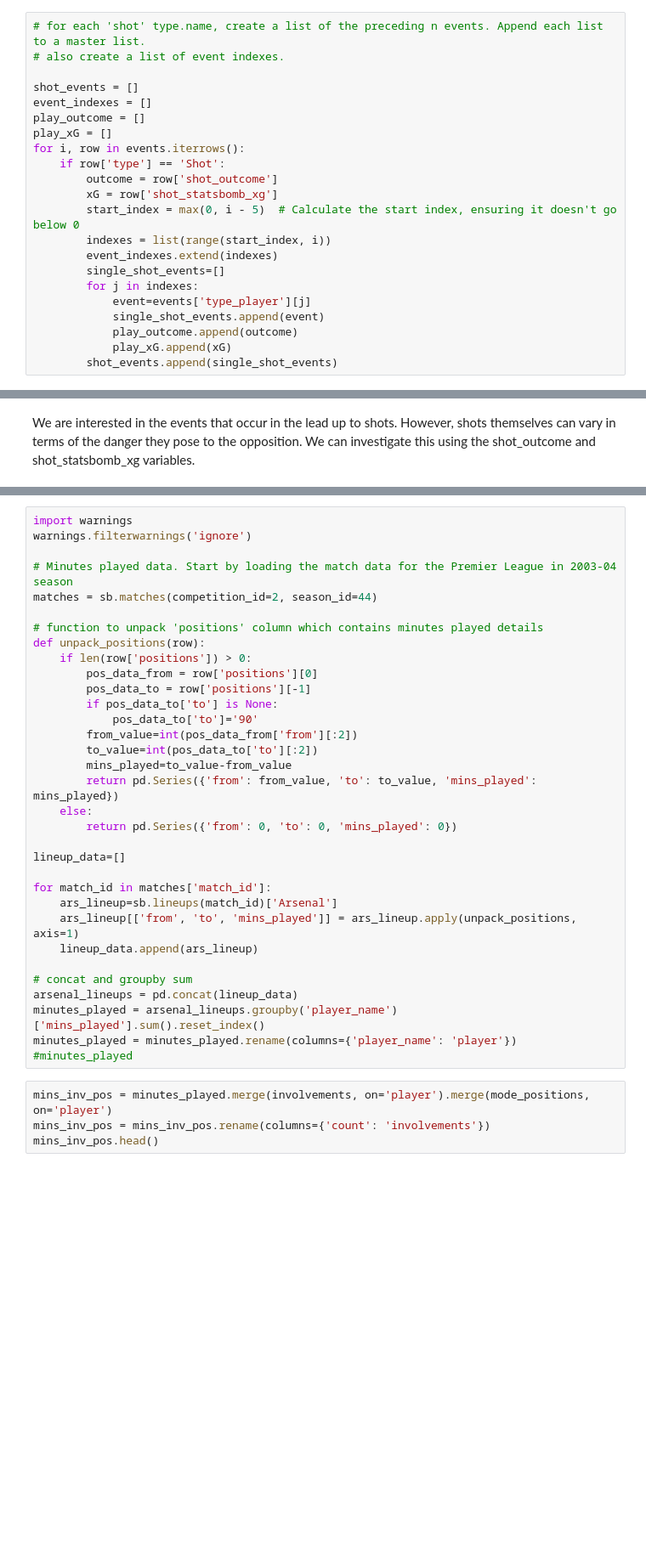
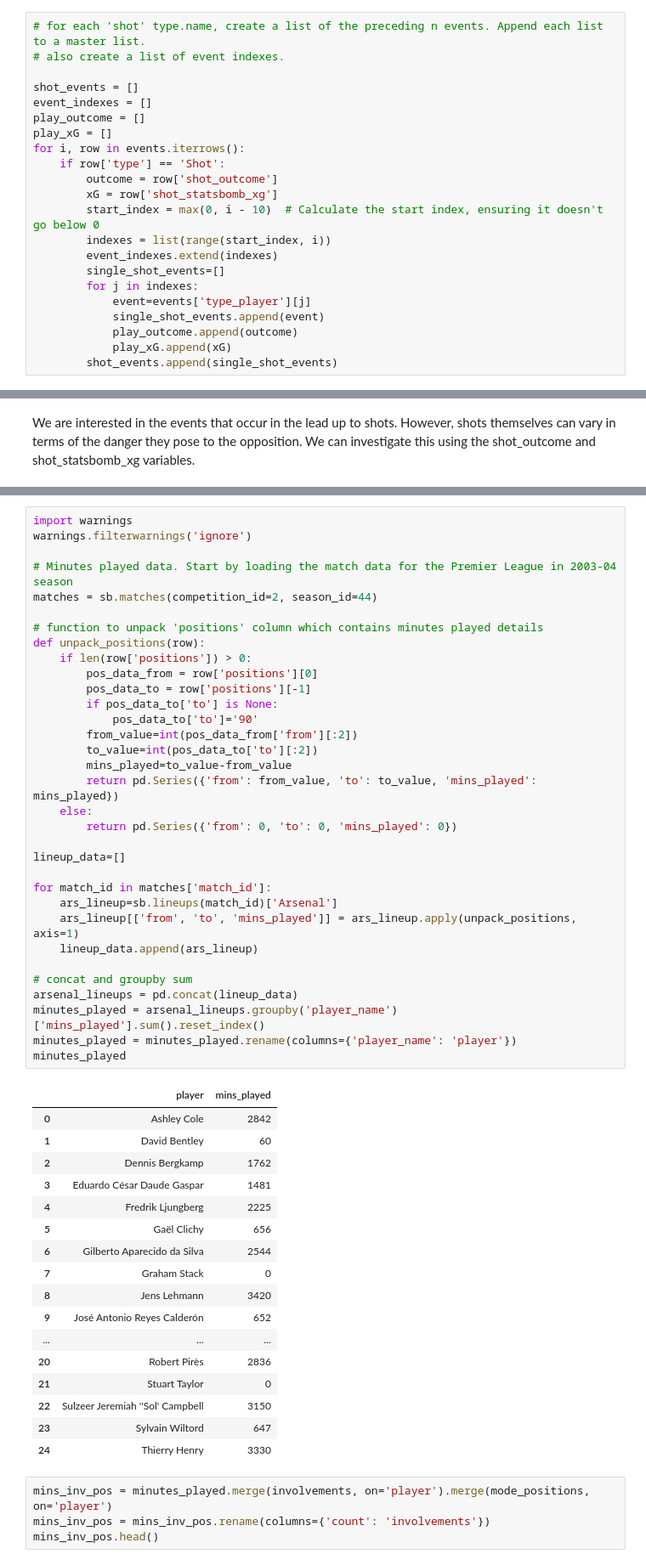
Before and after one commit to harrychurchley/football-sequence-analysis, a Jupyter notebook: arsenal-0304.ipynb, the cells around one changed output, grey strips where cells are left out. Shown at 85% size. Cells and saved outputs as stored; diff of their text form; blank space fills up the shorter version.

```diff
--- a/arsenal-0304.ipynb
+++ b/arsenal-0304.ipynb
@@ -146,7 +131,7 @@ for i, row in events.iterrows():
     if row['type'] == 'Shot':
         outcome = row['shot_outcome']
         xG = row['shot_statsbomb_xg']
-        start_index = max(0, i - 5)  # Calculate the start index, ensuring it doesn't go below 0
+        start_index = max(0, i - 10)  # Calculate the start index, ensuring it doesn't go below 0
         indexes = list(range(start_index, i))
         event_indexes.extend(indexes)
         single_shot_events=[]
@@ -305,34 +300,52 @@ import warnings
 warnings.filterwarnings('ignore')
 
 # Minutes played data. Start by loading the match data for the Premier League in 2003-04 season
 matches = sb.matches(competition_id=2, season_id=44)
 
 # function to unpack 'positions' column which contains minutes played details
 def unpack_positions(row):
     if len(row['positions']) > 0:
         pos_data_from = row['positions'][0]
         pos_data_to = row['positions'][-1]
         if pos_data_to['to'] is None:
             pos_data_to['to']='90'
         from_value=int(pos_data_from['from'][:2])
         to_value=int(pos_data_to['to'][:2])
         mins_played=to_value-from_value
         return pd.Series({'from': from_value, 'to': to_value, 'mins_played': mins_played})
     else:
         return pd.Series({'from': 0, 'to': 0, 'mins_played': 0})
 
 lineup_data=[]
 
 for match_id in matches['match_id']:
     ars_lineup=sb.lineups(match_id)['Arsenal']
     ars_lineup[['from', 'to', 'mins_played']] = ars_lineup.apply(unpack_positions, axis=1)
     lineup_data.append(ars_lineup)
 
 # concat and groupby sum
 arsenal_lineups = pd.concat(lineup_data)
 minutes_played = arsenal_lineups.groupby('player_name')['mins_played'].sum().reset_index()
 minutes_played = minutes_played.rename(columns={'player_name': 'player'})
-#minutes_played
+minutes_played
+# %% [output]
+|  | player | mins_played |
+| 0 | Ashley Cole | 2842 |
+| 1 | David Bentley | 60 |
+| 2 | Dennis Bergkamp | 1762 |
+| 3 | Eduardo César Daude Gaspar | 1481 |
+| 4 | Fredrik Ljungberg | 2225 |
+| 5 | Gaël Clichy | 656 |
+| 6 | Gilberto Aparecido da Silva | 2544 |
+| 7 | Graham Stack | 0 |
+| 8 | Jens Lehmann | 3420 |
+| 9 | José Antonio Reyes Calderón | 652 |
+| ... | ... | ... |
+| 20 | Robert Pirès | 2836 |
+| 21 | Stuart Taylor | 0 |
+| 22 | Sulzeer Jeremiah ''Sol' Campbell | 3150 |
+| 23 | Sylvain Wiltord | 647 |
+| 24 | Thierry Henry | 3330 |
 # %%
 mins_inv_pos = minutes_played.merge(involvements, on='player').merge(mode_positions, on='player')
 mins_inv_pos = mins_inv_pos.rename(columns={'count': 'involvements'})
```
Also changed, not shown: parts of 6 cells of this notebook, 1 other file.
